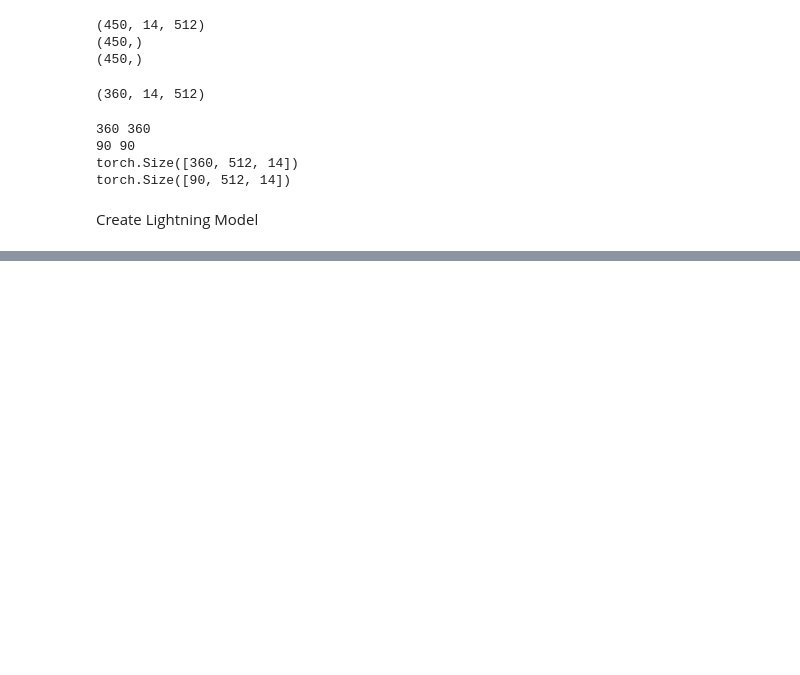
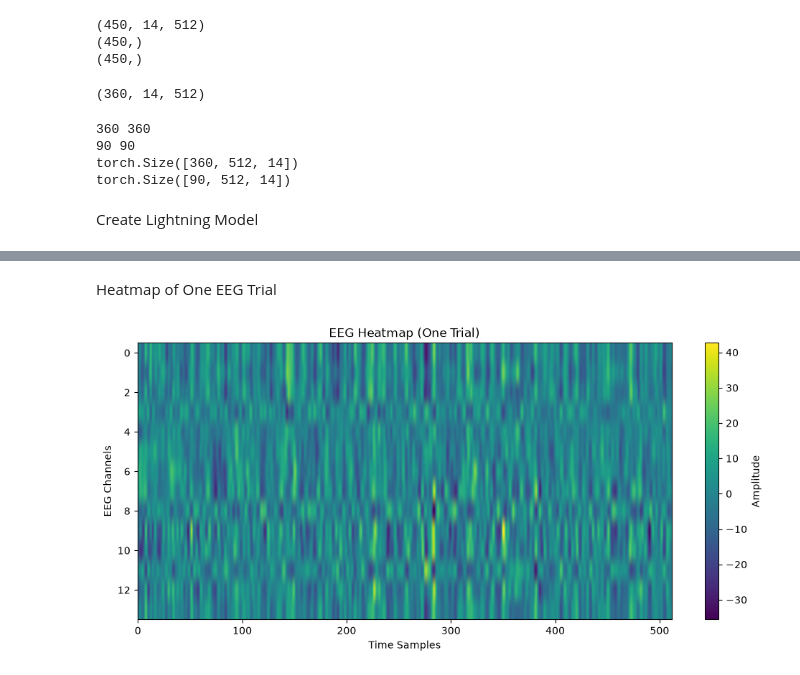
Before and after one commit to soniya-builds/BCI-EEG-Signal-Classification, a Jupyter notebook: Data_Preparation.ipynb, the cells around one changed output, grey strips where cells are left out. Cells and saved outputs as stored; diff of their text form; code cells hidden in the pictures; blank space fills up the shorter version.

```diff
--- a/Data_Preparation.ipynb
+++ b/Data_Preparation.ipynb
@@ -379,0 +528,21 @@ NameError: name 'LightningModule' is not defined
+# %% [markdown]
+Heatmap of One EEG Trial
+# %%
+import matplotlib.pyplot as plt
+
+plt.figure(figsize=(12,5))
+
+plt.imshow(
+    epochs_data[0],
+    aspect='auto',
+    cmap='viridis'
+)
+
+plt.colorbar(label="Amplitude")
+plt.xlabel("Time Samples")
+plt.ylabel("EEG Channels")
+plt.title("EEG Heatmap (One Trial)")
+
+plt.show()
+# %% [output]
+[figure, added]
```
Also changed, not shown: parts of 30 cells of this notebook.
